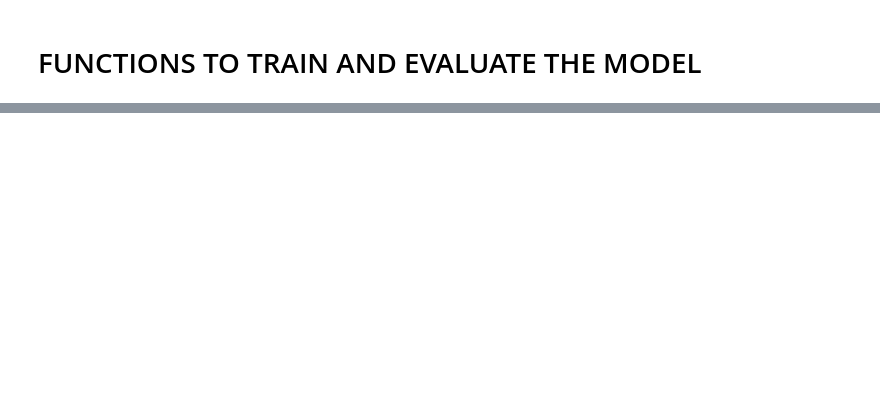
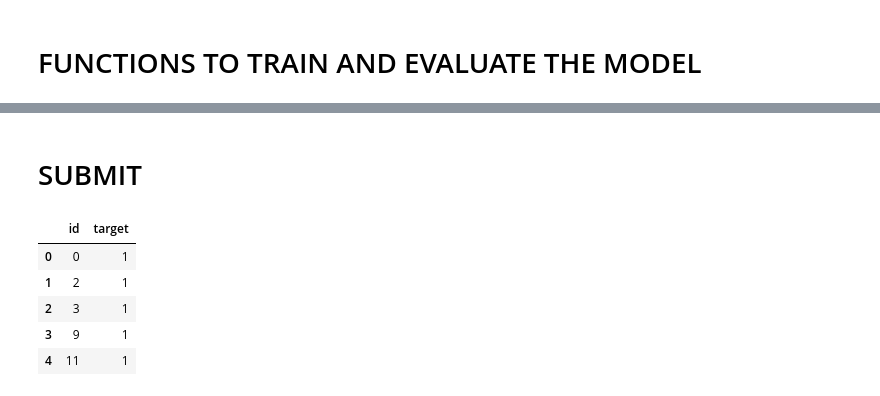
Before and after one commit to shoabahamed/kaggle_notebooks, a Jupyter notebook: binary-classification-in-pytorch.ipynb, the cells around one changed output, grey strips where cells are left out. Cells and saved outputs as stored; diff of their text form; code cells hidden in the pictures; blank space fills up the shorter version.

```diff
--- a/binary-classification-in-pytorch.ipynb
+++ b/binary-classification-in-pytorch.ipynb
@@ -365,5 +245,5 @@ train_dataset = DisasterTweetTrainDataset(train_df['text_cleaned'].values, train
 split_train, split_valid = random_split(train_dataset, [CFG.TRAIN_SIZE, (1-CFG.TRAIN_SIZE)])
 
 train_dataloader = DataLoader(split_train, batch_size=CFG.BATCH_SIZE, shuffle=True, pin_memory=True)
-
 valid_dataloader = DataLoader(split_valid, batch_size=CFG.BATCH_SIZE, shuffle=True, pin_memory=True)
+test_dataloader = DataLoader(test_dataset, batch_size=CFG.BATCH_SIZE, shuffle=False, pin_memory=True)
@@ -575,0 +536,27 @@ weighted avg       0.76      0.74      0.74      1522
+# %% [markdown]
+# SUBMIT
+# %%
+predictions = []
+
+model.eval()
+with torch.no_grad():
+    for idx, texts in enumerate(tqdm(test_dataloader)):
+        texts = texts.to(CFG.DEVICE)
+
+        predicted_probs = model(texts).flatten()
+
+        preds = predicted_probs.cpu().detach().numpy().round()
+
+        predictions.append(preds.astype('int'))
+
+preds = np.concatenate(predictions)
+# %%
+sample_sub['target'] = preds
+sample_sub.head()
+# %% [output]
+|  | id | target |
+| 0 | 0 | 1 |
+| 1 | 2 | 1 |
+| 2 | 3 | 1 |
+| 3 | 9 | 1 |
+| 4 | 11 | 1 |
```
Also changed, not shown: parts of 45 cells of this notebook.
